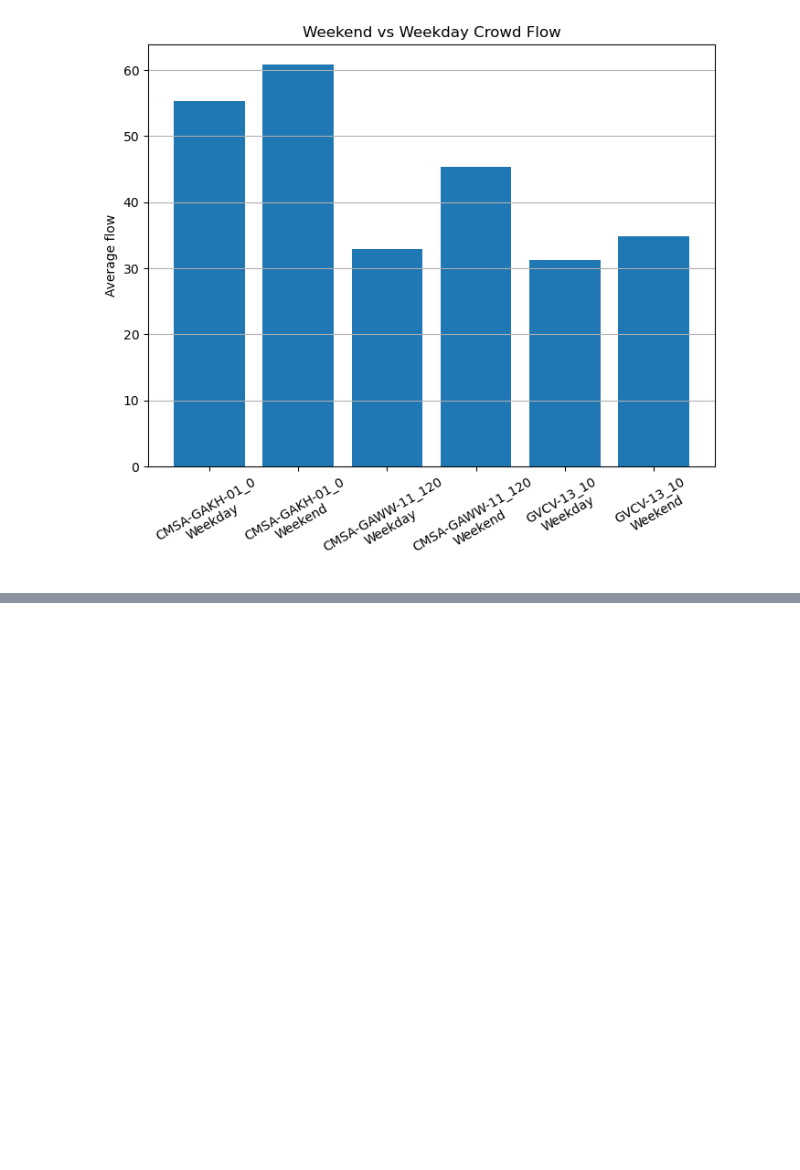
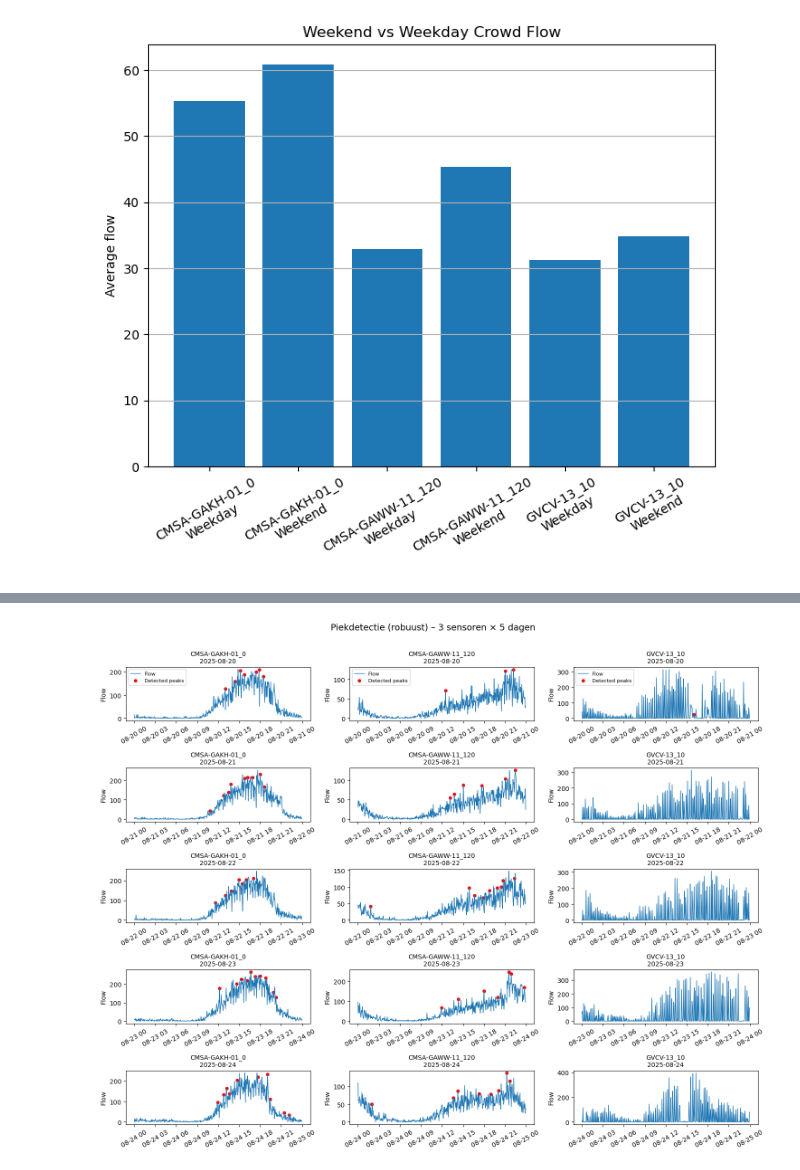
Before and after one commit to jipposteenstra/group22, a Jupyter notebook: project_template.ipynb, the cells around one changed output, grey strips where cells are left out. Cells and saved outputs as stored; diff of their text form; code cells hidden in the pictures; blank space fills up the shorter version.

```diff
--- a/project_template.ipynb
+++ b/project_template.ipynb
@@ -162,0 +210,64 @@ plt.show()
+# %%
+SENSORS = ["CMSA-GAKH-01_0", "CMSA-GAWW-11_120", "GVCV-13_10"]
+
+# Data voorbereiden
+df_flow["timestamp"] = pd.to_datetime(df_flow["timestamp"])
+df = df_flow.sort_values("timestamp")
+
+# === Instellingen voor piekdetectie ===
+SAMPLE_MIN   = 3
+SMOOTH_WIN   = 5
+PROM_MAD     = 3.0
+MIN_DIST     = 6
+MIN_WIDTH    = 2
+ABS_FLOOR    = 15
+ABS_MAD_MULT = 2.0
+
+def robust_peaks(y: pd.Series):
+    baseline = y.rolling(SMOOTH_WIN, center=True, min_periods=1).median()
+    resid = y - baseline
+    mad = 1.4826 * np.median(np.abs(resid - np.median(resid)))
+    mad = max(mad, 1.0)
+    peaks, props = find_peaks(
+        resid.values,
+        prominence=PROM_MAD * mad,
+        distance=MIN_DIST,
+        width=MIN_WIDTH
+    )
+    keep = y.iloc[peaks].values > (baseline.iloc[peaks].values + max(ABS_FLOOR, ABS_MAD_MULT*mad))
+    peaks = peaks[keep]
+    return peaks
+
+# === Dagen selecteren ===
+days = sorted(df["timestamp"].dt.date.unique())[:5]  # eerste 5 dagen (20-24 aug)
+
+# === Plot: 5 rijen (dagen) × 3 kolommen (sensoren) ===
+fig, axes = plt.subplots(len(days), len(SENSORS), figsize=(15, 12), sharex=False)
+fig.subplots_adjust(hspace=0.4, wspace=0.3)
+
+for i, day in enumerate(days):
+    mask_day = df["timestamp"].dt.date == day
+
+    for j, sensor in enumerate(SENSORS):
+        ax = axes[i, j]
+        y = df[sensor].astype(float)
+        peaks = robust_peaks(y)
+
+        idx_day = np.where(mask_day)[0]
+        day_peaks_idx = sorted(set(idx_day).intersection(peaks))
+
+        ax.plot(df.loc[mask_day, "timestamp"], y[mask_day], label="Flow", lw=1)
+        if day_peaks_idx:
+            ax.scatter(df.iloc[day_peaks_idx]["timestamp"], y.iloc[day_peaks_idx],
+                       s=20, color="red", label="Detected peaks")
+        ax.set_title(f"{sensor}\n{day}", fontsize=10)
+        ax.set_ylabel("Flow")
+        ax.tick_params(axis='x', rotation=30)
+        if i == 0:
+            ax.legend(fontsize=8)
+
+plt.suptitle("Piekdetectie (robuust) – 3 sensoren × 5 dagen", fontsize=14)
+plt.tight_layout(rect=[0, 0, 1, 0.97])
+plt.show()
+# %% [output]
+[figure, added]
```
Also changed, not shown: parts of 2 cells of this notebook.
